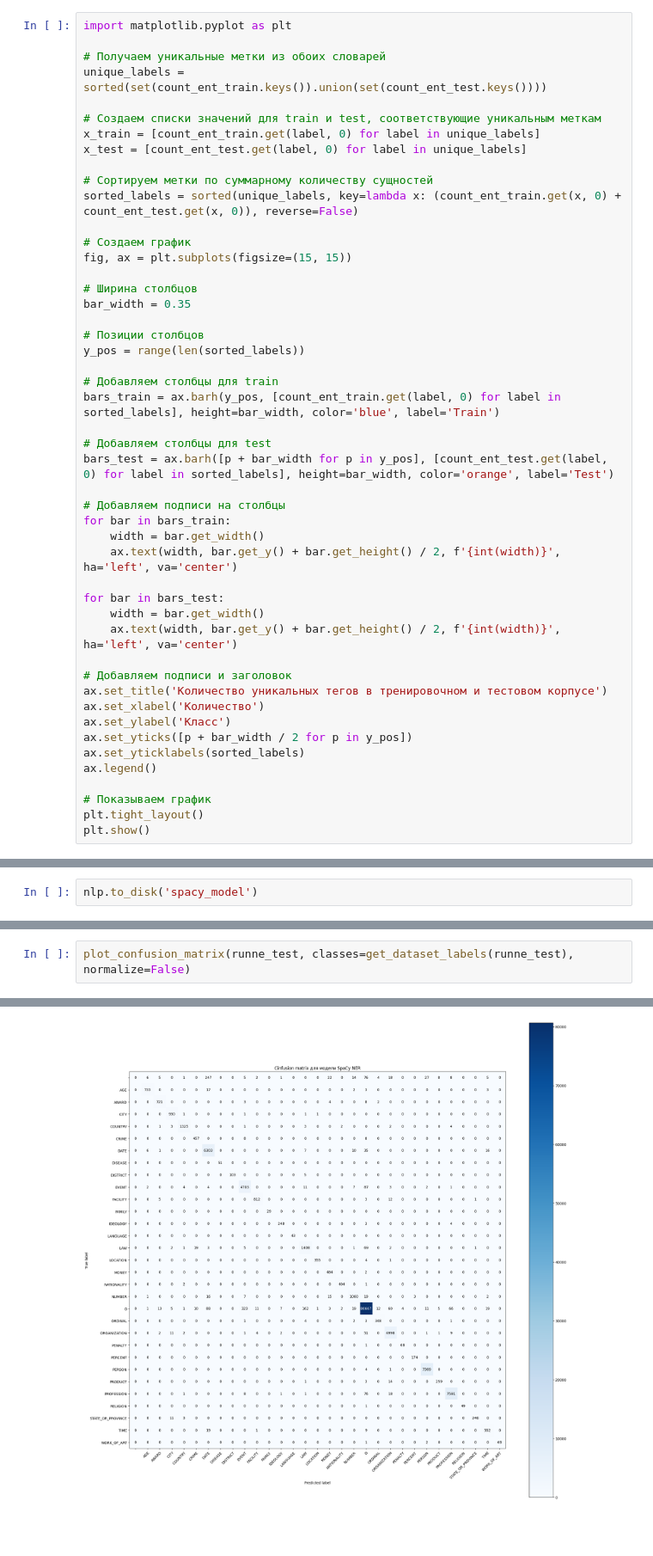
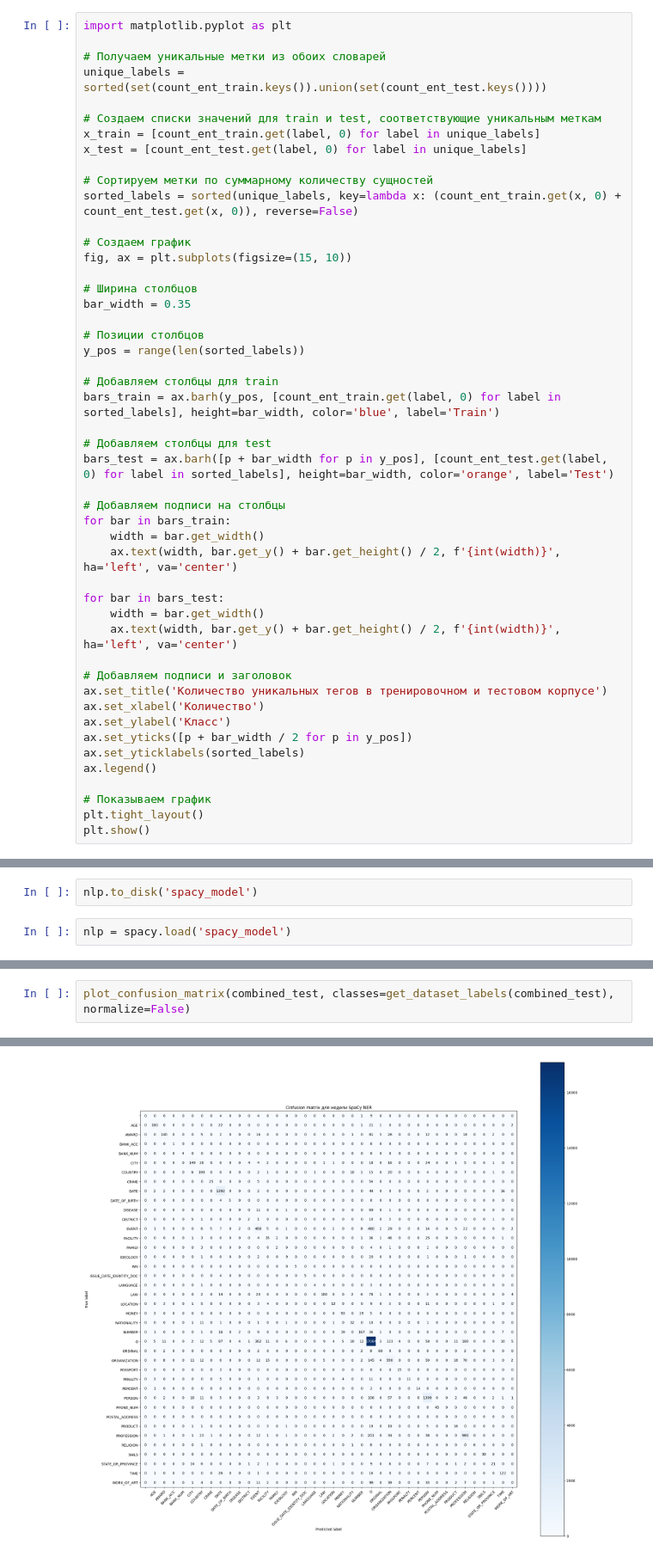
Before and after one commit to vl4xd/hse-personal-data-anonymisation, a Jupyter notebook: spacy_model.ipynb, the cells around one changed output, grey strips where cells are left out. Shown at 86% size. Saved outputs shown, nothing was run; the diff lists cells and outputs as text; blank space fills up the shorter version.

Commit message:
update_model

```diff
--- a/spacy_model.ipynb
+++ b/spacy_model.ipynb
@@ -382,7 +382,7 @@ x_test = [count_ent_test.get(label, 0) for label in unique_labels]
 sorted_labels = sorted(unique_labels, key=lambda x: (count_ent_train.get(x, 0) + count_ent_test.get(x, 0)), reverse=False)
 
 # Создаем график
-fig, ax = plt.subplots(figsize=(15, 15))
+fig, ax = plt.subplots(figsize=(15, 10))
 
 # Ширина столбцов
 bar_width = 0.35
@@ -603,6 +603,8 @@ ValueError: Mime type rendering requires nbformat>=4.2.0 but it is not installed
 [interactive output not drawn]
 # %%
 nlp.to_disk('spacy_model')
+# %%
+nlp = spacy.load('spacy_model')
 # %%
 trained_nlp = spacy.load('spacy_model')
 
@@ -732,5 +734,5 @@ def plot_confusion_matrix(docs, classes, normalize=False, cmap=pyplot.cm.Blues,
 
     return cm, ax, pyplot
 # %%
-plot_confusion_matrix(runne_test, classes=get_dataset_labels(runne_test), normalize=False)
+plot_confusion_matrix(combined_test, classes=get_dataset_labels(combined_test), normalize=False)
 # %% [output]
@@ -769,6 +751,6 @@ plot_confusion_matrix(runne_test, classes=get_dataset_labels(runne_test), normal
  <Axes: title={'center': 'Cinfusion matrix для модели SpaCy NER'}, xlabel='Predicted label', ylabel='True label'>,
  <module 'matplotlib.pyplot' from 'c:\\Users\\vlaxd\\OneDrive\\Рабочий стол\\4_course\\hse-personal-data-anonymisation\\venv\\Lib\\site-packages\\matplotlib\\pyplot.py'>)
-[figure, old version]
+[figure, new version]
 # %%
 from sklearn.metrics import (
     accuracy_score,
```
Also changed, not shown: parts of 4 cells of this notebook.
